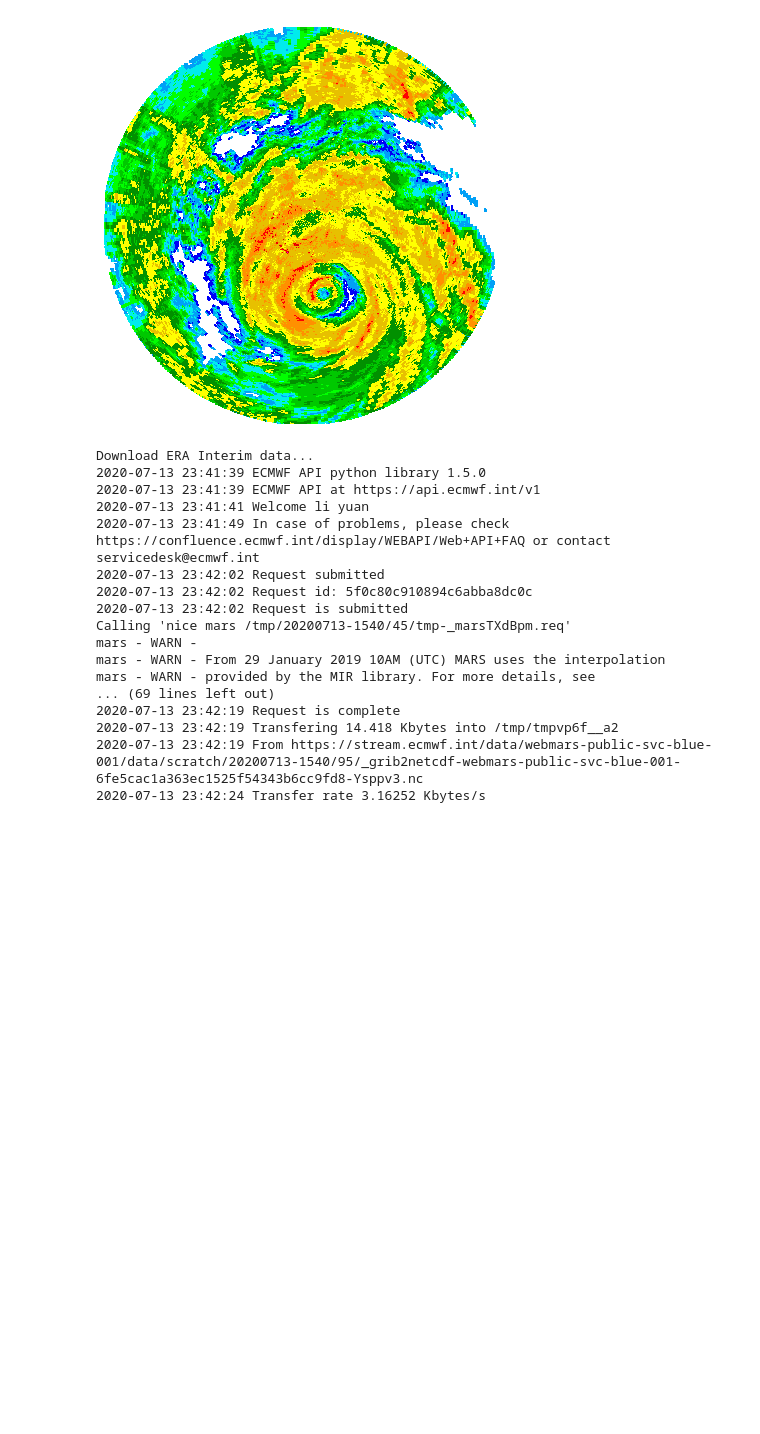
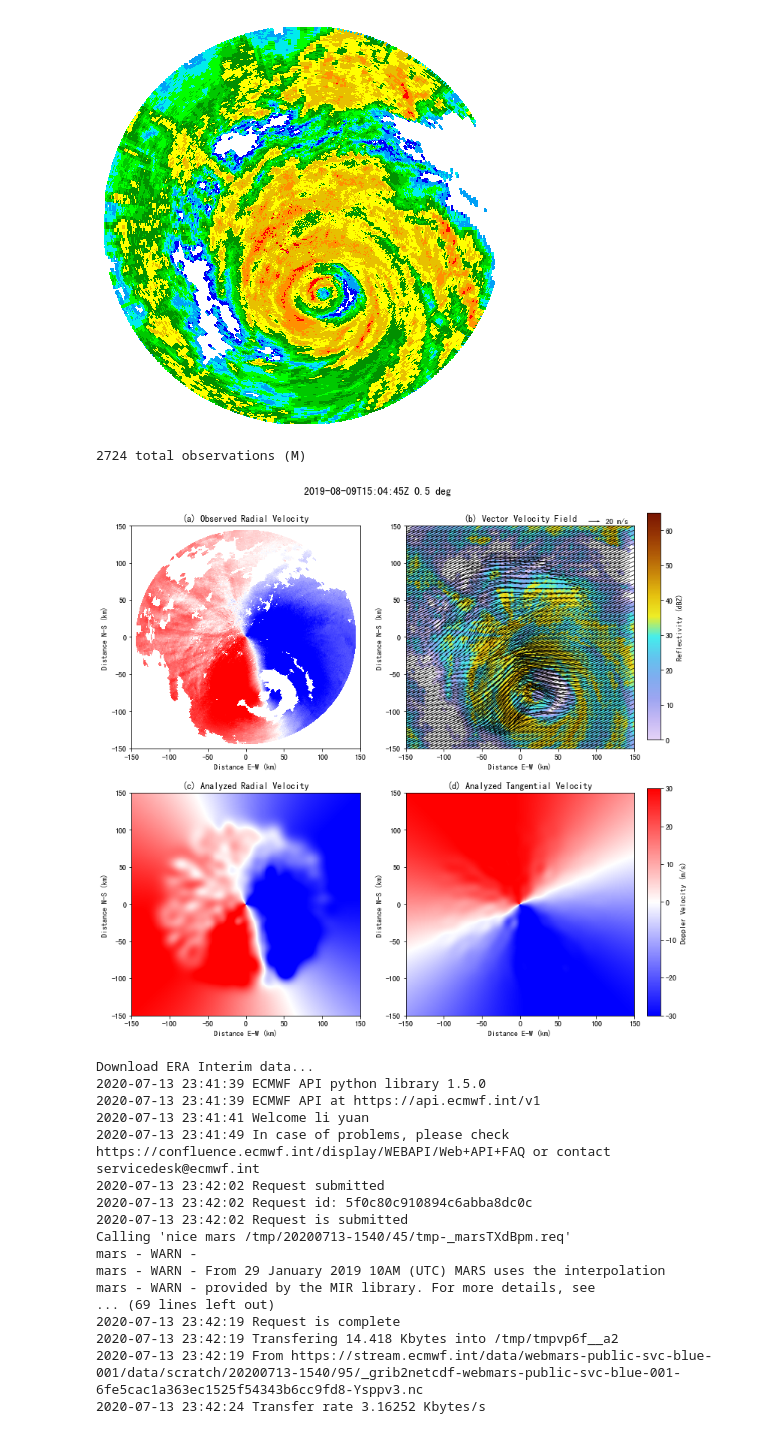
Before and after one commit to liyuan3970/Typhoon_LMQ, a Jupyter notebook: valid_data/TZ_Valid.ipynb, the cells around one changed output. Drawn from its saved outputs; the diff is of its cells as text; code cells hidden in the pictures; blank space fills up the shorter version.

```diff
--- a/valid_data/TZ_Valid.ipynb
+++ b/valid_data/TZ_Valid.ipynb
@@ -37,7 +37,7 @@ import pandas as pd
 import xarray as xr
 import pyart
 
-f1 = r"../src/Z_RADR_I_Z9576_20190809160200_O_DOR_SA_CAP.bin.bz2"
+f1 = r"../src/Z_RADR_I_Z9576_20190809150400_O_DOR_SA_CAP.bin.bz2"
 
 basedata1 = radar_io(f1)
 
@@ -73,6 +73,18 @@ grids1 = pyart.map.grid_from_radars(
         grid_limits=((0, 15000.0),(-230000, 230000), (-230000, 230000)),
         fields=['reflectivity','DT','VT'], gridding_algo="map_gates_to_grid",
         weighting_function='BARNES')
+# %%
+import singledop
+sd_test = singledop.SingleDoppler2D(L=10.0, radar=r1, grid_edge=150,
+                                    sweep_number=0, name_vr='VT',
+                                    thin_factor=[4, 12])
+display = singledop.AnalysisDisplay(sd_test)
+
+display.four_panel_plot(scale=400, legend=20, return_flag=False, thin=6,
+                        levels=-30.0+2.0*np.arange(31), name_vr='VT', name_dz='DT')
+# %% [output]
+2724 total observations (M)
+[figure, added]
 # %%
 import pyart
 import pydda
```
Also changed, not shown: 2 other files.
